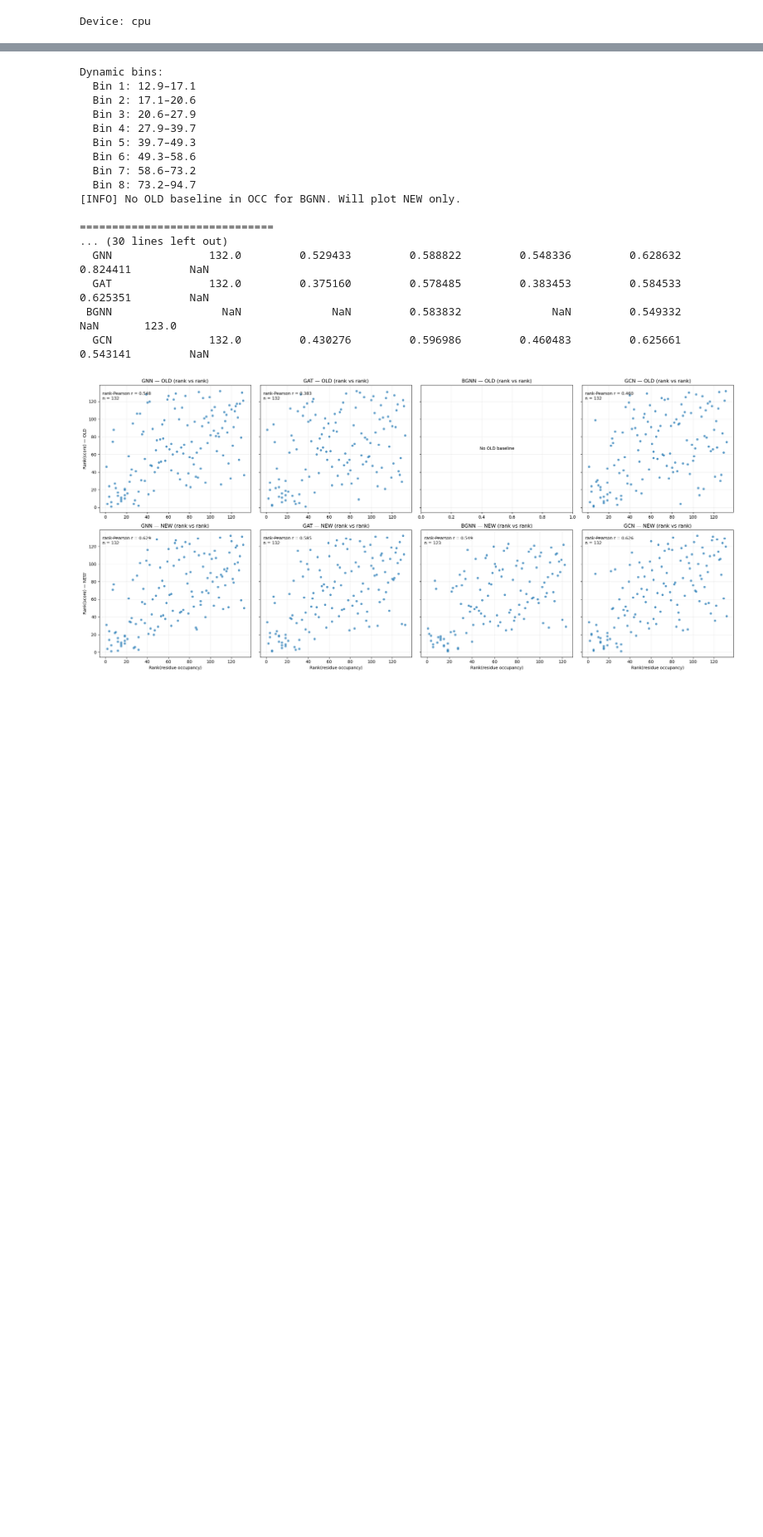
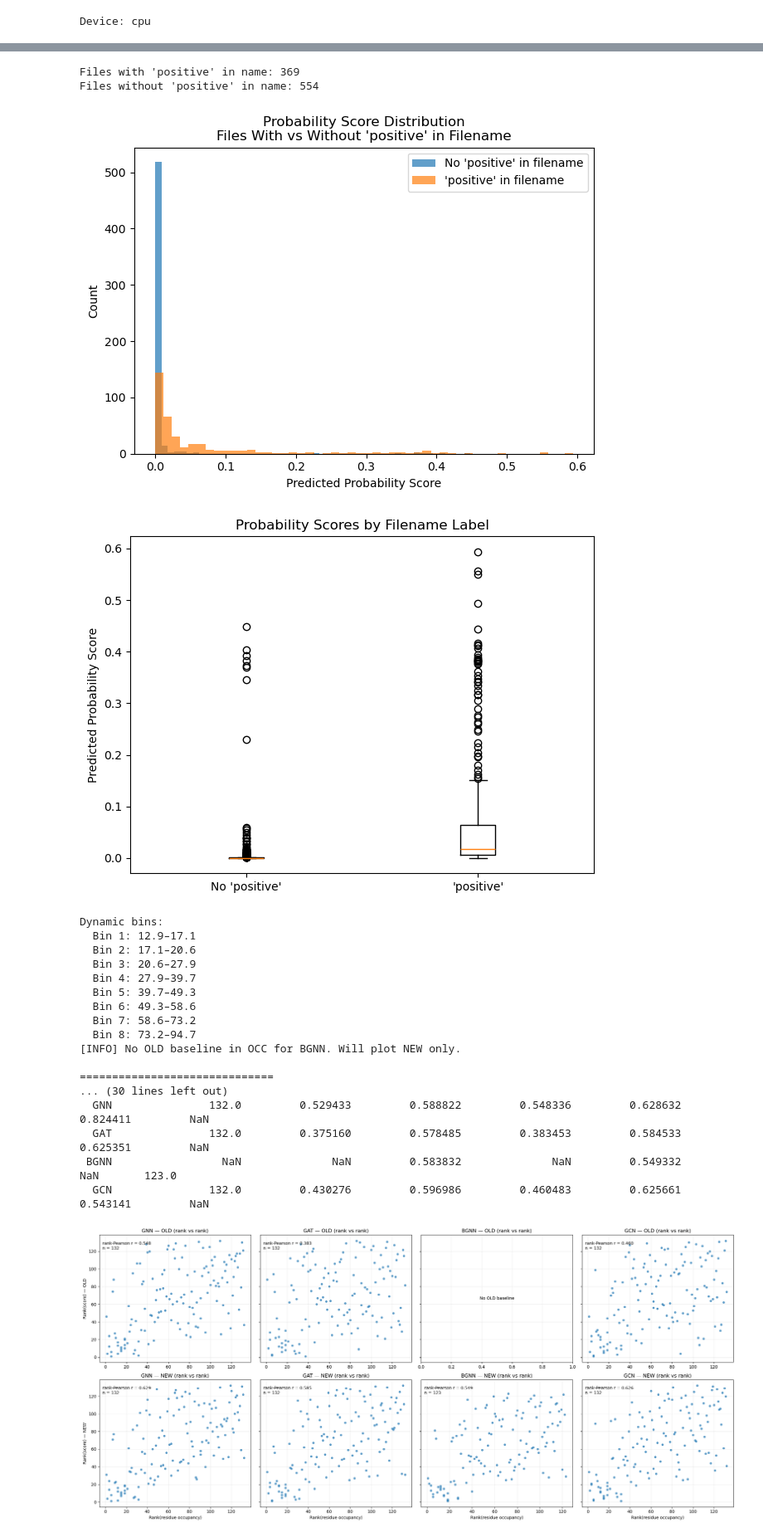
Before and after one commit to LynaLuo-Lab/CholBindNet, a Jupyter notebook: CLR_Ligand_Evaluation/Evaluation.ipynb, the cells around one changed output, grey strips where cells are left out. Shown at 83% size. Drawn from its saved outputs; the diff is of its cells as text; code cells hidden in the pictures; blank space fills up the shorter version.

```diff
--- a/CLR_Ligand_Evaluation/Evaluation.ipynb
+++ b/CLR_Ligand_Evaluation/Evaluation.ipynb
@@ -1088,3 +1000,58 @@ Saved: ./PU_EvalOutputs_Ensemble/BGNN_5_exp_sep_v2/BGNN_ENSEMBLE_spies_stats_5ex
+# %%
+import pandas as pd
+import matplotlib.pyplot as plt
+
+# -------------------------
+# Load CSV
+# -------------------------
+csv_path = "PU_EvalOutputs_Ensemble/BGNN_testcomunl_per_exp_spylabels/BGNN_testpos_exp1_with_spylabels.csv"  # <-- update this
+df = pd.read_csv(csv_path)
+
+# -------------------------
+# Split by filename
+# -------------------------
+df["has_positive"] = df["file"].str.contains("positive", case=False, na=False)
+
+pos_df = df[df["has_positive"]]
+nonpos_df = df[~df["has_positive"]]
+
+print(f"Files with 'positive' in name: {len(pos_df)}")
+print(f"Files without 'positive' in name: {len(nonpos_df)}")
+
+# -------------------------
+# Plot probability distributions
+# -------------------------
+plt.figure()
+
+plt.hist(nonpos_df["prob"], bins=50, alpha=0.7,
+         label="No 'positive' in filename")
+plt.hist(pos_df["prob"], bins=50, alpha=0.7,
+         label="'positive' in filename")
+
+plt.xlabel("Predicted Probability Score")
+plt.ylabel("Count")
+plt.title("Probability Score Distribution\nFiles With vs Without 'positive' in Filename")
+plt.legend()
+plt.tight_layout()
+plt.show()
+
+plt.figure()
+
+plt.boxplot(
+    [nonpos_df["prob"], pos_df["prob"]],
+    labels=["No 'positive'", "'positive'"],
+    showfliers=True
+)
+
+plt.ylabel("Predicted Probability Score")
+plt.title("Probability Scores by Filename Label")
+plt.tight_layout()
+plt.show()
+# %% [output]
+Files with 'positive' in name: 369
+Files without 'positive' in name: 554
+[figure, added]
+[figure, added]
 # %%
 import re
 from pathlib import Path
```
Also changed, not shown: parts of 5 cells of this notebook.
